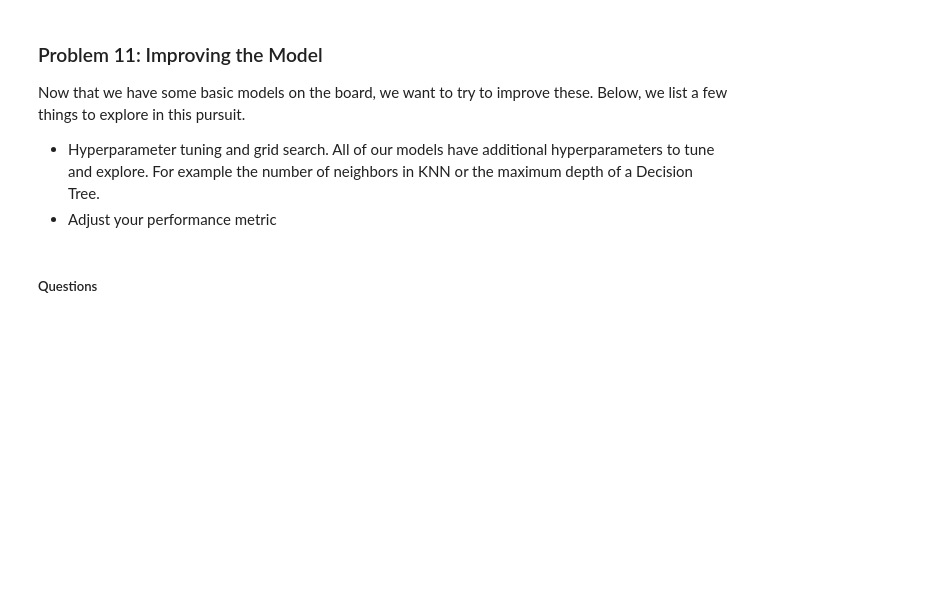
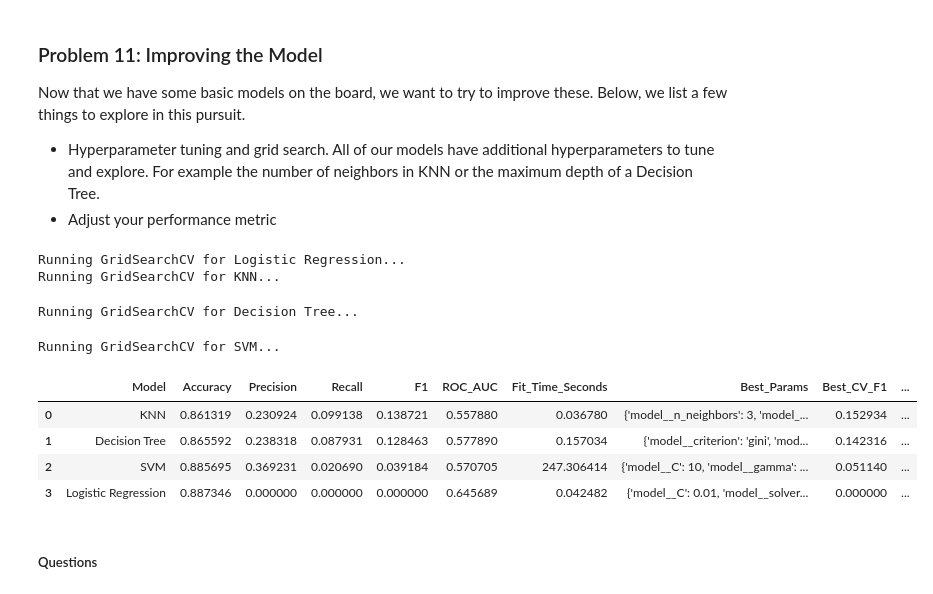
Before and after one commit to RT-Prog/ML_Learn_1, a Jupyter notebook: BankMarketingCampaign/prompt_III.ipynb, the cells around one changed output. Saved outputs shown, nothing was run; the diff lists cells and outputs as text; code cells hidden in the pictures; blank space fills up the shorter version.

```diff
--- a/BankMarketingCampaign/prompt_III.ipynb
+++ b/BankMarketingCampaign/prompt_III.ipynb
@@ -384,0 +455,64 @@ Now that we have some basic models on the board, we want to try to improve these
+# %%
+# Grid search to find best parameters for each model
+
+grid_results = []
+best_models = {}
+
+for name, item in models_and_params.items():
+
+    # just a visual tracking
+    print(f"Running GridSearchCV for {name}...")
+
+    start_time = time.time()
+
+    # define the grid
+    grid = GridSearchCV(
+        estimator=item["pipeline"],
+        param_grid=item["params"],
+        scoring="f1",
+        cv=3,
+        n_jobs=-1
+    )
+
+    # run the grid search
+    grid.fit(X_train, y_train)
+
+    grid_time = time.time() - start_time
+
+    best_models[name] = grid.best_estimator_
+
+    test_result = evaluate_model(
+        name=name,
+        model=grid.best_estimator_,
+        X_train=X_train,
+        X_test=X_test,
+        y_train=y_train,
+        y_test=y_test
+    )
+
+    test_result["Best_Params"] = grid.best_params_
+    test_result["Best_CV_F1"] = grid.best_score_
+    test_result["GridSearch_Time_Seconds"] = grid_time
+
+    # Track grid results
+    grid_results.append(test_result)
+
+# Create a dataframe to store results
+grid_results_df = (
+    pd.DataFrame(grid_results)
+    .sort_values("F1", ascending=False)
+    .reset_index(drop=True)
+)
+
+
+grid_results_df
+# %% [output]
+Running GridSearchCV for Logistic Regression...
+Running GridSearchCV for KNN...
+Running GridSearchCV for Decision Tree...
+Running GridSearchCV for SVM...
+|  | Model | Accuracy | Precision | Recall | F1 | ROC_AUC | Fit_Time_Seconds | Best_Params | Best_CV_F1 | ... |
+| 0 | KNN | 0.861319 | 0.230924 | 0.099138 | 0.138721 | 0.557880 | 0.036780 | {'model__n_neighbors': 3, 'model_... | 0.152934 | ... |
+| 1 | Decision Tree | 0.865592 | 0.238318 | 0.087931 | 0.128463 | 0.577890 | 0.157034 | {'model__criterion': 'gini', 'mod... | 0.142316 | ... |
+| 2 | SVM | 0.885695 | 0.369231 | 0.020690 | 0.039184 | 0.570705 | 247.306414 | {'model__C': 10, 'model__gamma': ... | 0.051140 | ... |
+| 3 | Logistic Regression | 0.887346 | 0.000000 | 0.000000 | 0.000000 | 0.645689 | 0.042482 | {'model__C': 0.01, 'model__solver... | 0.000000 | ... |
```
Also changed, not shown: parts of 6 cells of this notebook.
